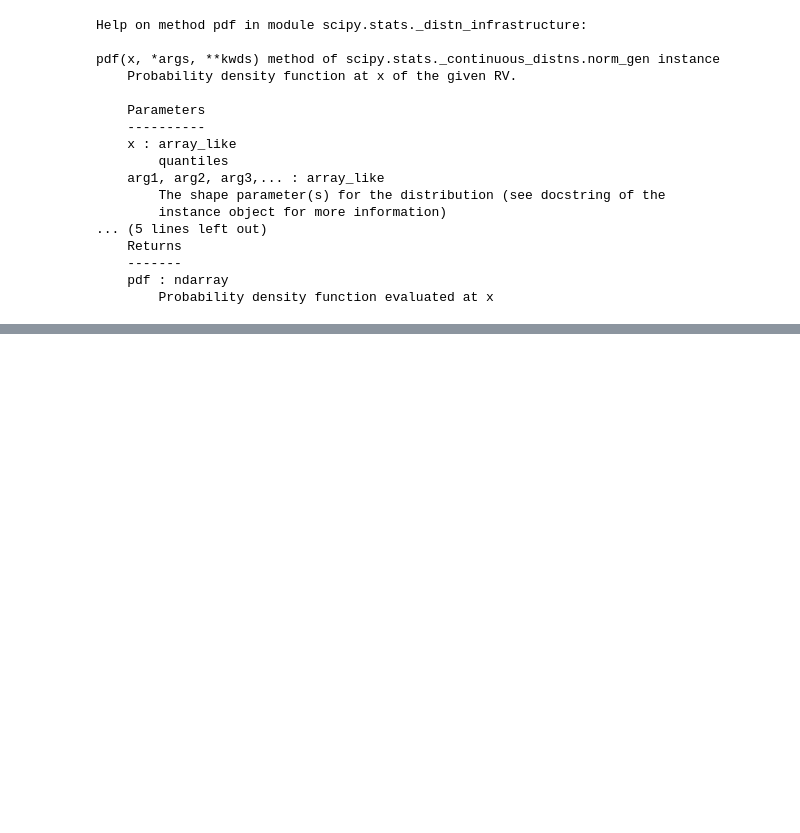
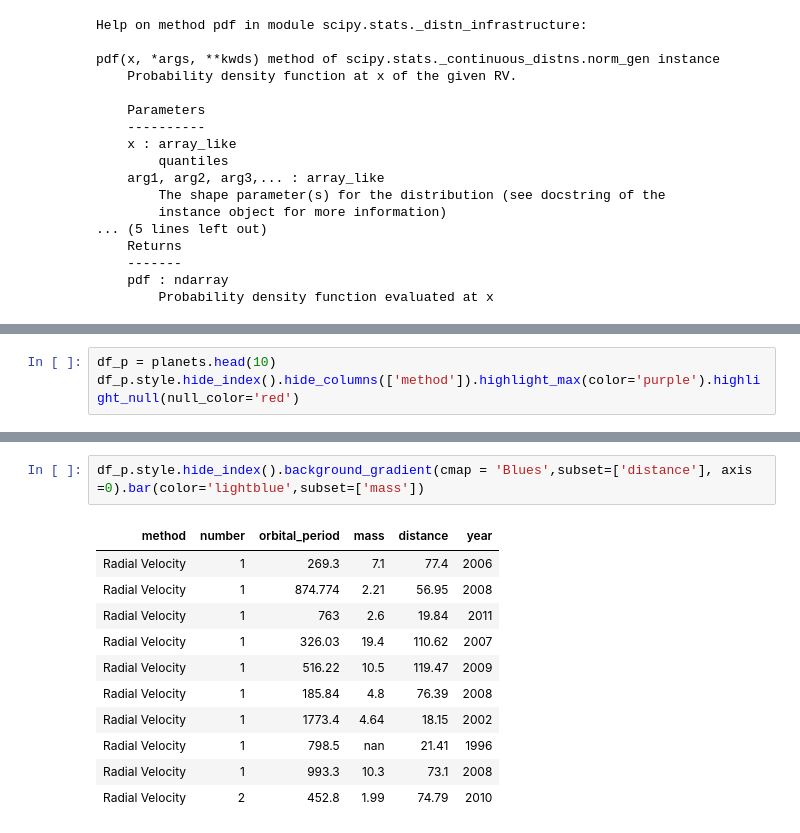
Before and after one commit to QPeiran/PythonStatistics, a Jupyter notebook: hello_ds/seaborn.ipynb, the cells around one changed output, grey strips where cells are left out. Cells and saved outputs as stored; diff of their text form; blank space fills up the shorter version.

```diff
--- a/hello_ds/seaborn.ipynb
+++ b/hello_ds/seaborn.ipynb
@@ -272,0 +303,3 @@ pdf(x, *args, **kwds) method of scipy.stats._continuous_distns.norm_gen instance
+# %%
+df_p = planets.head(10)
+df_p.style.hide_index().hide_columns(['method']).highlight_max(color='purple').highlight_null(null_color='red')
@@ -272,0 +318,14 @@ pdf(x, *args, **kwds) method of scipy.stats._continuous_distns.norm_gen instance
+# %%
+df_p.style.hide_index().background_gradient(cmap = 'Blues',subset=['distance'], axis =0).bar(color='lightblue',subset=['mass'])
+# %% [output]
+| method | number | orbital_period | mass | distance | year |
+| Radial Velocity | 1 | 269.3 | 7.1 | 77.4 | 2006 |
+| Radial Velocity | 1 | 874.774 | 2.21 | 56.95 | 2008 |
+| Radial Velocity | 1 | 763 | 2.6 | 19.84 | 2011 |
+| Radial Velocity | 1 | 326.03 | 19.4 | 110.62 | 2007 |
+| Radial Velocity | 1 | 516.22 | 10.5 | 119.47 | 2009 |
+| Radial Velocity | 1 | 185.84 | 4.8 | 76.39 | 2008 |
+| Radial Velocity | 1 | 1773.4 | 4.64 | 18.15 | 2002 |
+| Radial Velocity | 1 | 798.5 | nan | 21.41 | 1996 |
+| Radial Velocity | 1 | 993.3 | 10.3 | 73.1 | 2008 |
+| Radial Velocity | 2 | 452.8 | 1.99 | 74.79 | 2010 |
```
Also changed, not shown: parts of 9 cells of this notebook, 1 other file.
